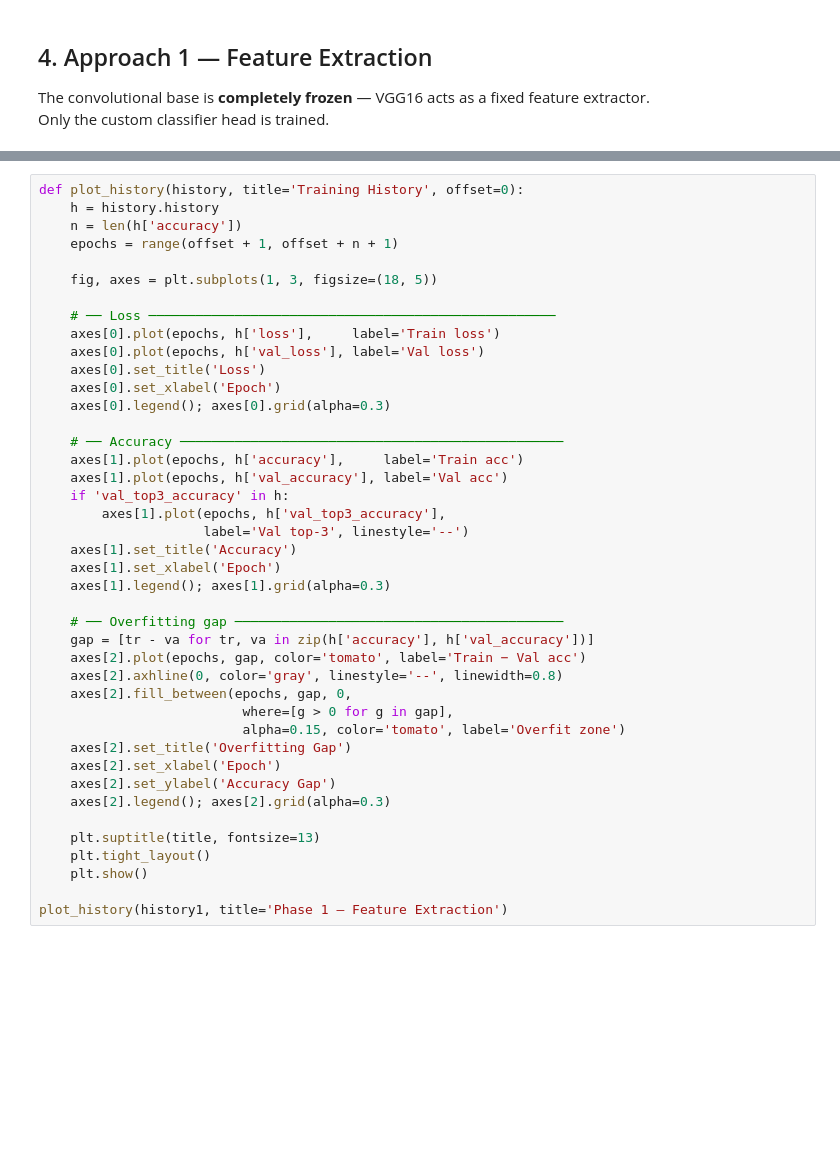
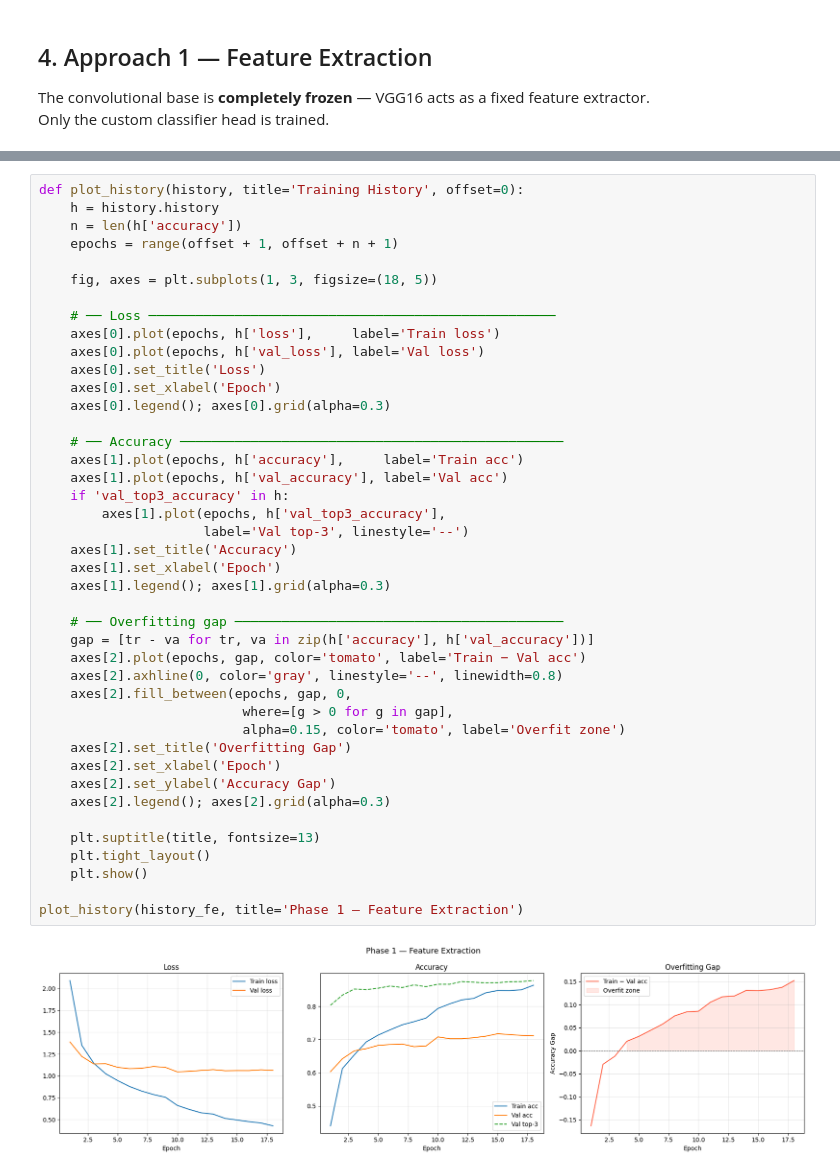
Before and after one commit to guilhermetnsilva/deep-learning-project, a Jupyter notebook: wikiart_colab_MariaM.ipynb, the cells around one changed output, grey strips where cells are left out. Cells and saved outputs as stored; diff of their text form; blank space fills up the shorter version.

```diff
--- a/wikiart_colab_MariaM.ipynb
+++ b/wikiart_colab_MariaM.ipynb
@@ -382,31 +392,33 @@ def plot_history(history, title='Training History', offset=0):
     axes[0].set_title('Loss')
     axes[0].set_xlabel('Epoch')
     axes[0].legend(); axes[0].grid(alpha=0.3)
 
     # ── Accuracy ─────────────────────────────────────────────────
     axes[1].plot(epochs, h['accuracy'],     label='Train acc')
     axes[1].plot(epochs, h['val_accuracy'], label='Val acc')
     if 'val_top3_accuracy' in h:
         axes[1].plot(epochs, h['val_top3_accuracy'],
                      label='Val top-3', linestyle='--')
     axes[1].set_title('Accuracy')
     axes[1].set_xlabel('Epoch')
     axes[1].legend(); axes[1].grid(alpha=0.3)
 
     # ── Overfitting gap ──────────────────────────────────────────
     gap = [tr - va for tr, va in zip(h['accuracy'], h['val_accuracy'])]
     axes[2].plot(epochs, gap, color='tomato', label='Train − Val acc')
     axes[2].axhline(0, color='gray', linestyle='--', linewidth=0.8)
     axes[2].fill_between(epochs, gap, 0,
                           where=[g > 0 for g in gap],
                           alpha=0.15, color='tomato', label='Overfit zone')
     axes[2].set_title('Overfitting Gap')
     axes[2].set_xlabel('Epoch')
     axes[2].set_ylabel('Accuracy Gap')
     axes[2].legend(); axes[2].grid(alpha=0.3)
 
     plt.suptitle(title, fontsize=13)
     plt.tight_layout()
     plt.show()
 
-plot_history(history1, title='Phase 1 — Feature Extraction')
+plot_history(history_fe, title='Phase 1 — Feature Extraction')
+# %% [output]
+[figure, added]
```
Also changed, not shown: parts of 7 cells of this notebook.
